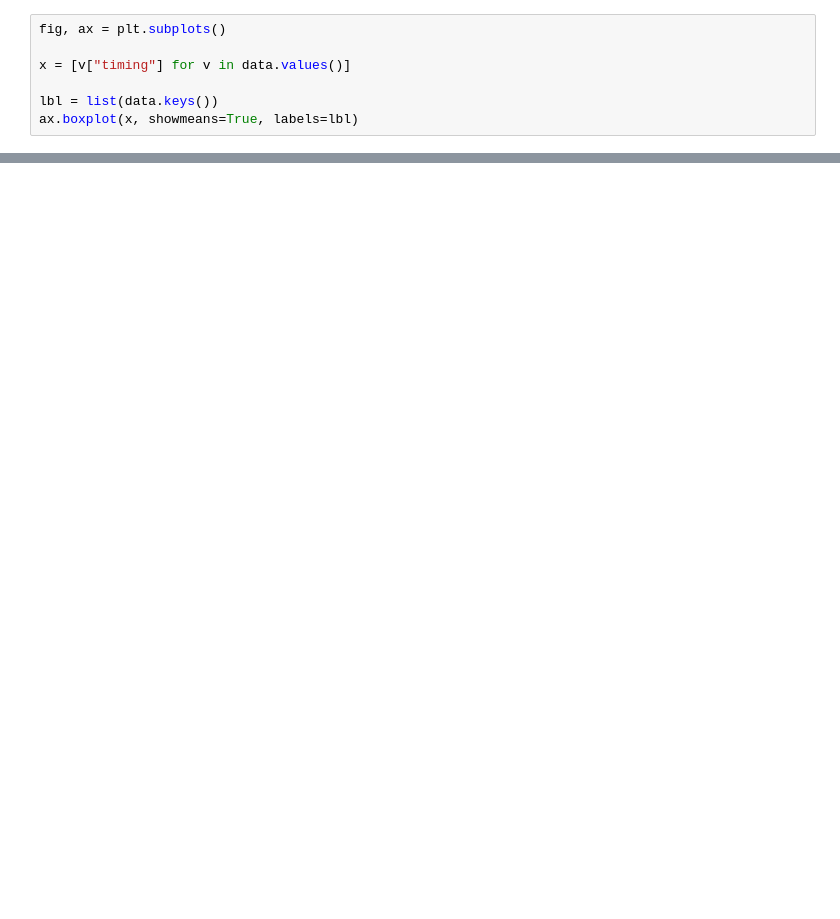
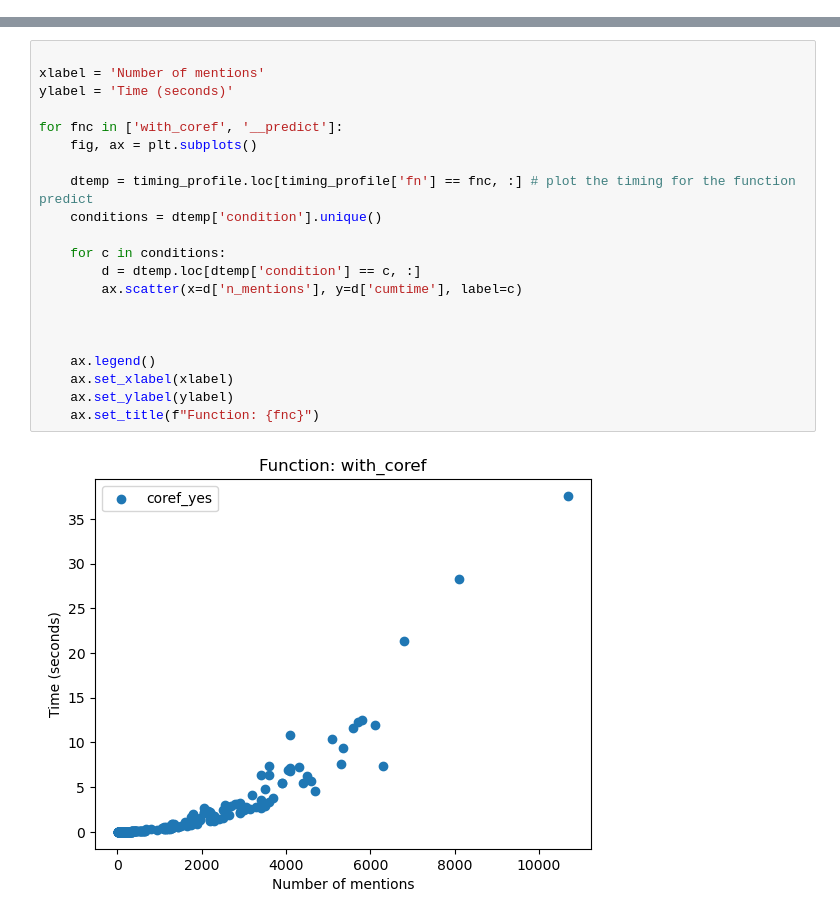
Before and after one commit to f-hafner/explore_coref, a Jupyter notebook: overview.ipynb, the cells around one changed output, grey strips where cells are left out. Drawn from its saved outputs; the diff is of its cells as text; blank space fills up the shorter version.

```diff
--- a/overview.ipynb
+++ b/overview.ipynb
@@ -68,7 +99,0 @@ ax.legend()
-# %%
-fig, ax = plt.subplots()
-
-x = [v["timing"] for v in data.values()]
-
-lbl = list(data.keys())
-ax.boxplot(x, showmeans=True, labels=lbl)
@@ -140,0 +173,23 @@ for idx, title in fig_inputs.items():
+# %%
+
+xlabel = 'Number of mentions'
+ylabel = 'Time (seconds)'
+
+for fnc in ['with_coref', '__predict']:
+    fig, ax = plt.subplots()
+
+    dtemp = timing_profile.loc[timing_profile['fn'] == fnc, :] # plot the timing for the function predict
+    conditions = dtemp['condition'].unique()
+
+    for c in conditions:
+        d = dtemp.loc[dtemp['condition'] == c, :]
+        ax.scatter(x=d['n_mentions'], y=d['cumtime'], label=c)
+
+
+
+    ax.legend()
+    ax.set_xlabel(xlabel)
+    ax.set_ylabel(ylabel)
+    ax.set_title(f"Function: {fnc}")
+# %% [output]
+[figure, added]
```
Also changed, not shown: parts of 32 cells of this notebook, 4 other files.
